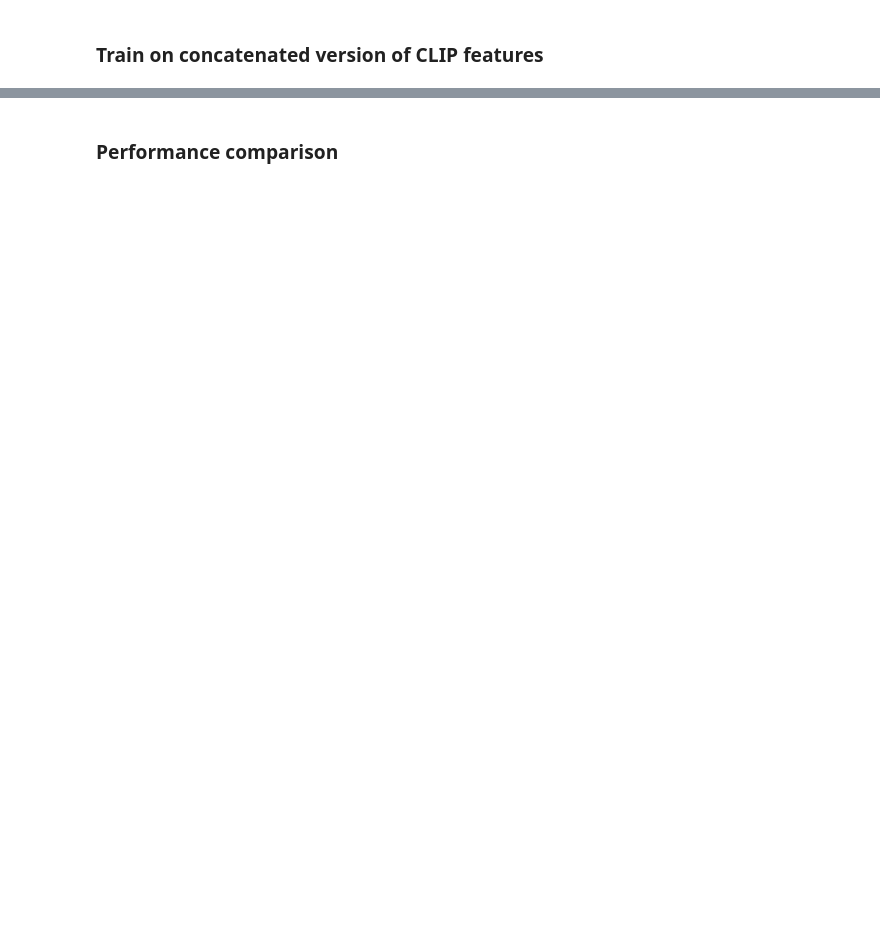
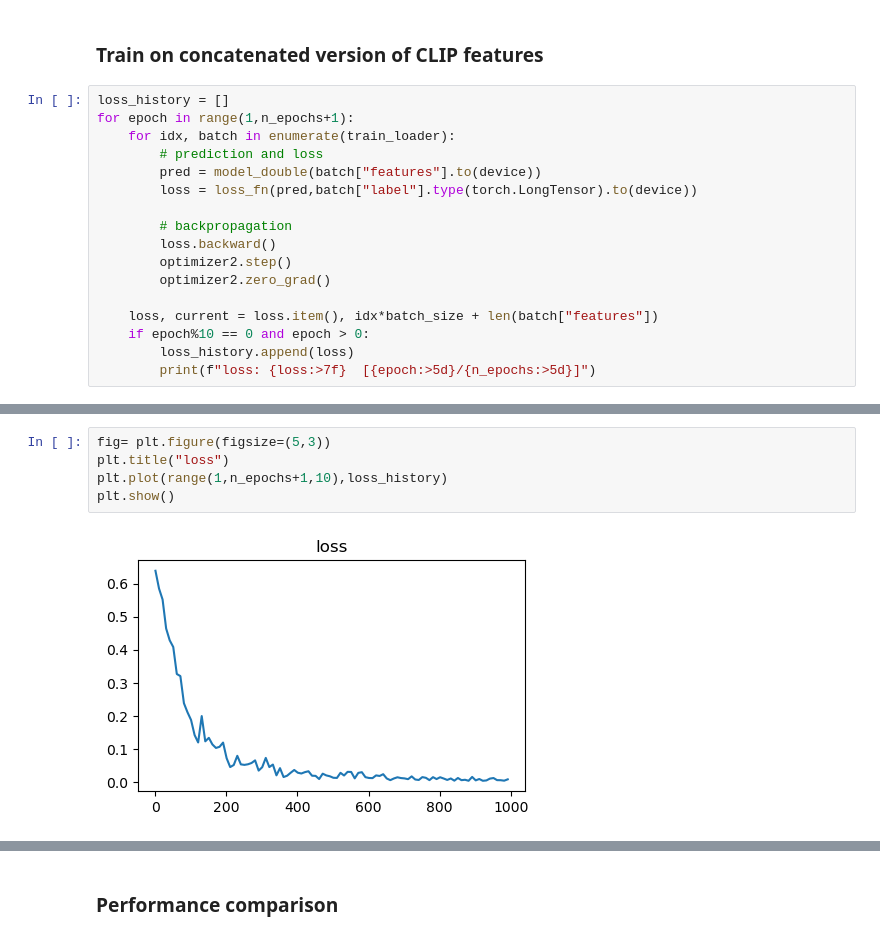
Before and after one commit to LucasSLD/generated_image_detection, a Jupyter notebook: src/model/train.ipynb, the cells around one changed output, grey strips where cells are left out. Cells and saved outputs as stored; diff of their text form; blank space fills up the shorter version.

```diff
--- a/src/model/train.ipynb
+++ b/src/model/train.ipynb
@@ -505,2 +519,19 @@ print(acc)
 # %% [markdown]
 ### Train on concatenated version of CLIP features
+# %%
+loss_history = []
+for epoch in range(1,n_epochs+1):
+    for idx, batch in enumerate(train_loader):
+        # prediction and loss
+        pred = model_double(batch["features"].to(device))
+        loss = loss_fn(pred,batch["label"].type(torch.LongTensor).to(device))
+
+        # backpropagation
+        loss.backward()
+        optimizer2.step()
+        optimizer2.zero_grad()
+
+    loss, current = loss.item(), idx*batch_size + len(batch["features"])
+    if epoch%10 == 0 and epoch > 0:
+        loss_history.append(loss)
+        print(f"loss: {loss:>7f}  [{epoch:>5d}/{n_epochs:>5d}]")
@@ -506,0 +556,7 @@ print(acc)
+# %%
+fig= plt.figure(figsize=(5,3))
+plt.title("loss")
+plt.plot(range(1,n_epochs+1,10),loss_history)
+plt.show()
+# %% [output]
+[figure, added]
```
Also changed, not shown: parts of 9 cells of this notebook, 4 other files.
